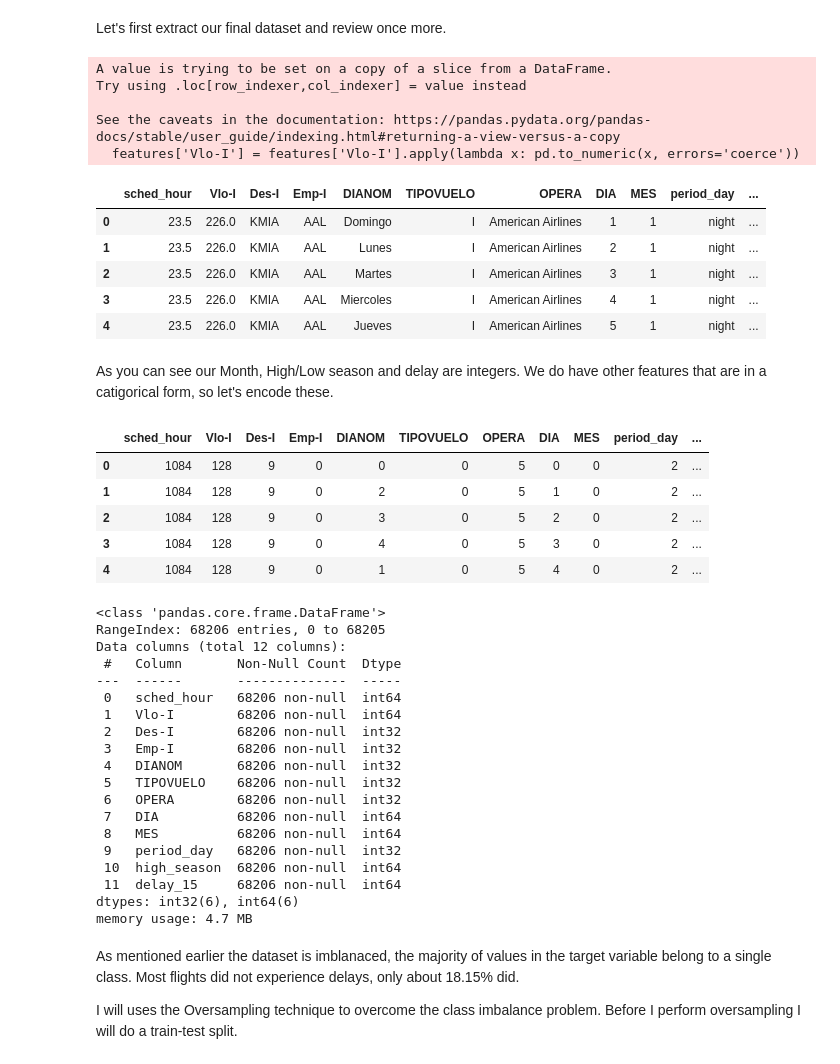
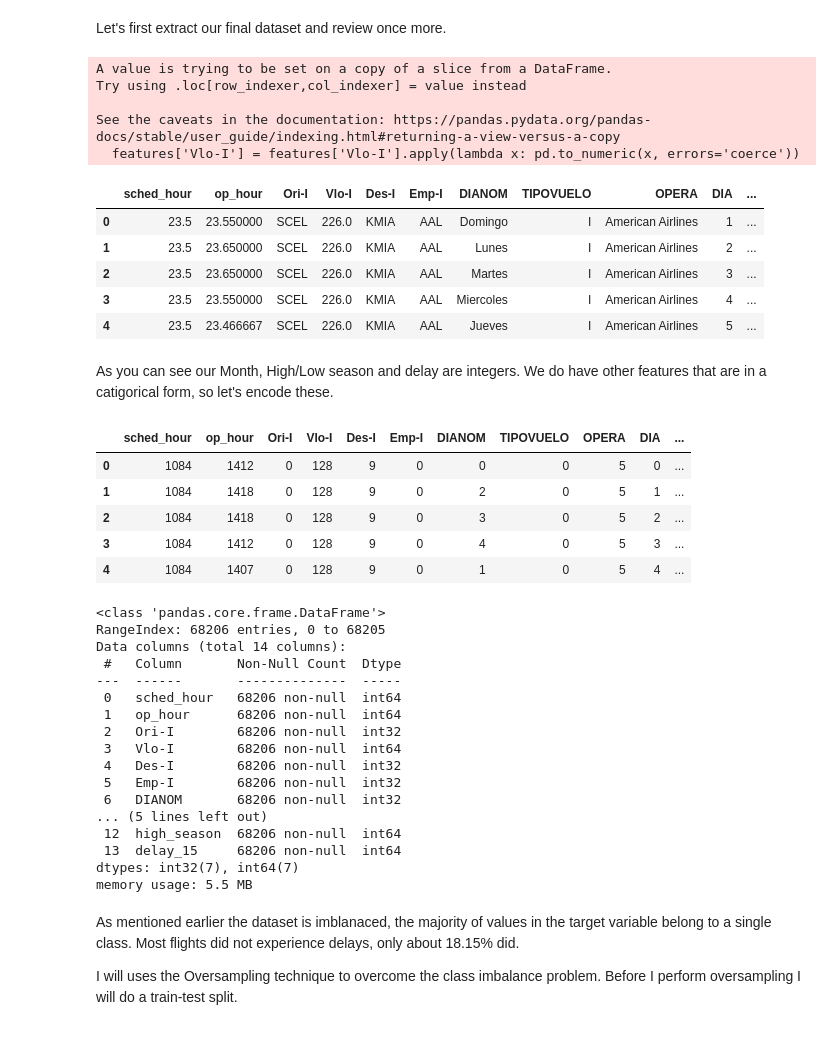
Before and after one commit to kevinmfreire/SCL_delays, a Jupyter notebook: notebook/solution.ipynb, the cells around one changed output. Cells and saved outputs as stored; diff of their text form; code cells hidden in the pictures.

```diff
--- a/notebook/solution.ipynb
+++ b/notebook/solution.ipynb
@@ -543,21 +553,21 @@ df_new.head()
 # %% [markdown]
 Let's first extract our final dataset and review once more.
 # %%
-features = df_new[['sched_hour', 'Ori-I', 'Vlo-I', 'Des-I', 'Emp-I', 'DIANOM', 'TIPOVUELO', 'OPERA', 'DIA', 'MES','period_day', 'high_season', 'delay_15']]
+features = df_new[['sched_hour', 'op_hour', 'Ori-I', 'Vlo-I', 'Des-I', 'Emp-I', 'DIANOM', 'TIPOVUELO', 'OPERA', 'DIA', 'MES','period_day', 'high_season', 'delay_15']]
 features['Vlo-I'] = features['Vlo-I'].apply(lambda x: pd.to_numeric(x, errors='coerce'))
 features.head()
 # %% [output]
 A value is trying to be set on a copy of a slice from a DataFrame.
 Try using .loc[row_indexer,col_indexer] = value instead
 
 See the caveats in the documentation: https://pandas.pydata.org/pandas-docs/stable/user_guide/indexing.html#returning-a-view-versus-a-copy
   features['Vlo-I'] = features['Vlo-I'].apply(lambda x: pd.to_numeric(x, errors='coerce'))
-|  | sched_hour | Vlo-I | Des-I | Emp-I | DIANOM | TIPOVUELO | OPERA | DIA | MES | period_day | ... |
-| 0 | 23.5 | 226.0 | KMIA | AAL | Domingo | I | American Airlines | 1 | 1 | night | ... |
-| 1 | 23.5 | 226.0 | KMIA | AAL | Lunes | I | American Airlines | 2 | 1 | night | ... |
-| 2 | 23.5 | 226.0 | KMIA | AAL | Martes | I | American Airlines | 3 | 1 | night | ... |
-| 3 | 23.5 | 226.0 | KMIA | AAL | Miercoles | I | American Airlines | 4 | 1 | night | ... |
-| 4 | 23.5 | 226.0 | KMIA | AAL | Jueves | I | American Airlines | 5 | 1 | night | ... |
+|  | sched_hour | op_hour | Ori-I | Vlo-I | Des-I | Emp-I | DIANOM | TIPOVUELO | OPERA | DIA | ... |
+| 0 | 23.5 | 23.550000 | SCEL | 226.0 | KMIA | AAL | Domingo | I | American Airlines | 1 | ... |
+| 1 | 23.5 | 23.650000 | SCEL | 226.0 | KMIA | AAL | Lunes | I | American Airlines | 2 | ... |
+| 2 | 23.5 | 23.650000 | SCEL | 226.0 | KMIA | AAL | Martes | I | American Airlines | 3 | ... |
+| 3 | 23.5 | 23.550000 | SCEL | 226.0 | KMIA | AAL | Miercoles | I | American Airlines | 4 | ... |
+| 4 | 23.5 | 23.466667 | SCEL | 226.0 | KMIA | AAL | Jueves | I | American Airlines | 5 | ... |
 # %% [markdown]
 As you can see our Month, High/Low season and delay are integers.  We do have other features that are in a catigorical form, so let's encode these.
 # %%
@@ -567,34 +577,32 @@ le = preprocessing.LabelEncoder()
 final_df = features.apply(le.fit_transform)
 final_df.head()
 # %% [output]
-|  | sched_hour | Vlo-I | Des-I | Emp-I | DIANOM | TIPOVUELO | OPERA | DIA | MES | period_day | ... |
-| 0 | 1084 | 128 | 9 | 0 | 0 | 0 | 5 | 0 | 0 | 2 | ... |
-| 1 | 1084 | 128 | 9 | 0 | 2 | 0 | 5 | 1 | 0 | 2 | ... |
-| 2 | 1084 | 128 | 9 | 0 | 3 | 0 | 5 | 2 | 0 | 2 | ... |
-| 3 | 1084 | 128 | 9 | 0 | 4 | 0 | 5 | 3 | 0 | 2 | ... |
-| 4 | 1084 | 128 | 9 | 0 | 1 | 0 | 5 | 4 | 0 | 2 | ... |
+|  | sched_hour | op_hour | Ori-I | Vlo-I | Des-I | Emp-I | DIANOM | TIPOVUELO | OPERA | DIA | ... |
+| 0 | 1084 | 1412 | 0 | 128 | 9 | 0 | 0 | 0 | 5 | 0 | ... |
+| 1 | 1084 | 1418 | 0 | 128 | 9 | 0 | 2 | 0 | 5 | 1 | ... |
+| 2 | 1084 | 1418 | 0 | 128 | 9 | 0 | 3 | 0 | 5 | 2 | ... |
+| 3 | 1084 | 1412 | 0 | 128 | 9 | 0 | 4 | 0 | 5 | 3 | ... |
+| 4 | 1084 | 1407 | 0 | 128 | 9 | 0 | 1 | 0 | 5 | 4 | ... |
 # %%
 final_df.info()
 # %% [output]
 <class 'pandas.core.frame.DataFrame'>
 RangeIndex: 68206 entries, 0 to 68205
-Data columns (total 12 columns):
+Data columns (total 14 columns):
  #   Column       Non-Null Count  Dtype
 ---  ------       --------------  -----
  0   sched_hour   68206 non-null  int64
- 1   Vlo-I        68206 non-null  int64
- 2   Des-I        68206 non-null  int32
- 3   Emp-I        68206 non-null  int32
- 4   DIANOM       68206 non-null  int32
- 5   TIPOVUELO    68206 non-null  int32
- 6   OPERA        68206 non-null  int32
- 7   DIA          68206 non-null  int64
- 8   MES          68206 non-null  int64
- 9   period_day   68206 non-null  int32
- 10  high_season  68206 non-null  int64
- 11  delay_15     68206 non-null  int64
-dtypes: int32(6), int64(6)
-memory usage: 4.7 MB
+ 1   op_hour      68206 non-null  int64
+ 2   Ori-I        68206 non-null  int32
+ 3   Vlo-I        68206 non-null  int64
+ 4   Des-I        68206 non-null  int32
+ 5   Emp-I        68206 non-null  int32
+ 6   DIANOM       68206 non-null  int32
+... (5 lines left out)
+ 12  high_season  68206 non-null  int64
+ 13  delay_15     68206 non-null  int64
+dtypes: int32(7), int64(7)
+memory usage: 5.5 MB
 # %% [markdown]
 As mentioned earlier the dataset is imblanaced, the majority of values in the target variable belong to a single class. Most flights did not experience delays, only about 18.15% did.
 
```
Also changed, not shown: parts of 6 cells of this notebook.
